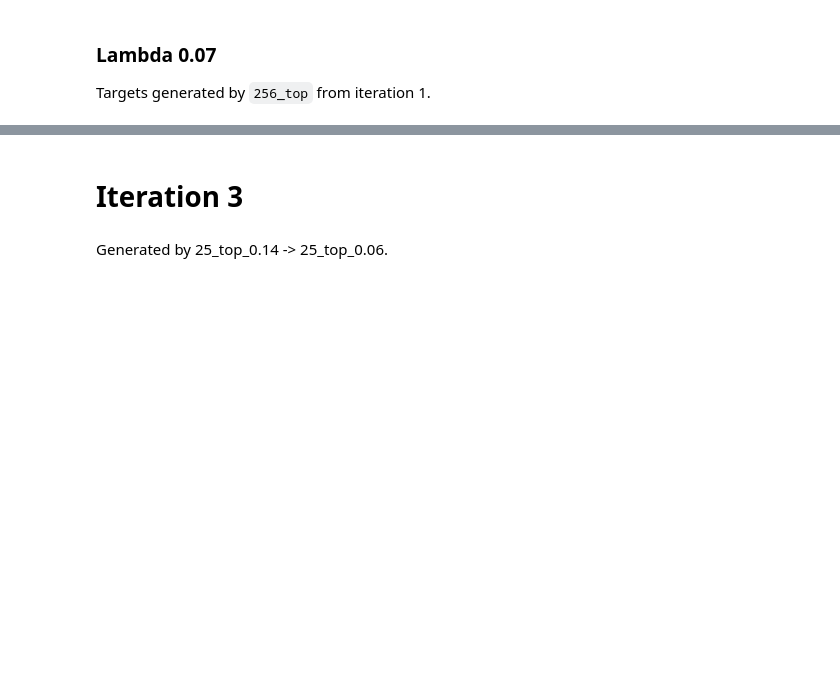
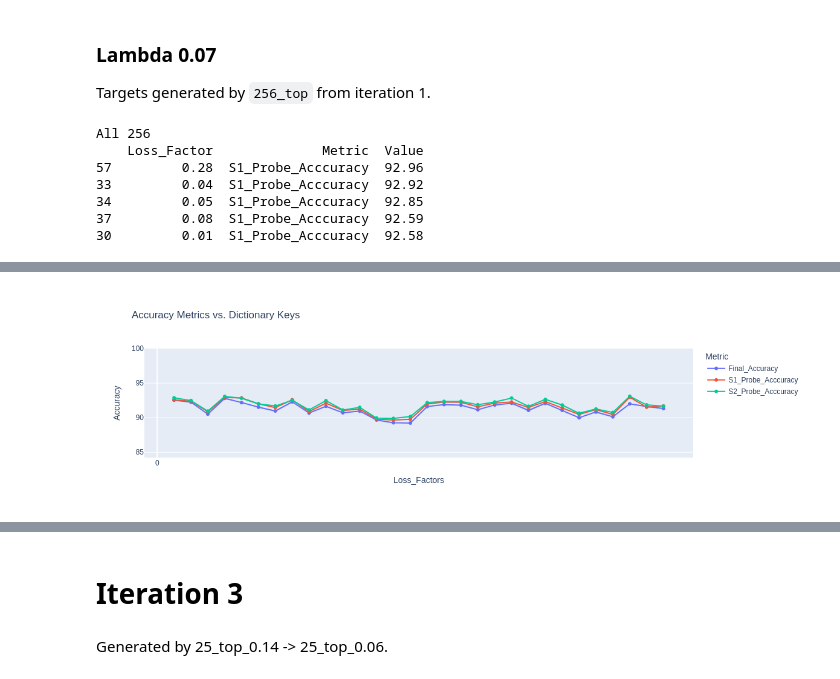
Before and after one commit to Alex-Bishka/ml-fun, a Jupyter notebook: mnist-mech-interp/SAE-ception/DIGIT-MNIST/plt-loss-factors-256-0.75.ipynb, the cells around one changed output, grey strips where cells are left out. Drawn from its saved outputs; the diff is of its cells as text; code cells hidden in the pictures; blank space fills up the shorter version.

```diff
--- a/mnist-mech-interp/SAE-ception/DIGIT-MNIST/plt-loss-factors-256-0.75.ipynb
+++ b/mnist-mech-interp/SAE-ception/DIGIT-MNIST/plt-loss-factors-256-0.75.ipynb
@@ -84,20 +118,28 @@ df_all_2.query("Metric=='Final_Accuracy'").sort_values(by="Value", ascending=Fal
 
 Targets generated by `256_top` from iteration 1.
 # %%
-print("Top 25")
-loss_dict_paths = ["./SAE-Results/256-0.75/results/F1/results/256_top_0.07/loss_data_dict_0.01_to_0.3_25_top.pkl"]
-df_top_25_2_1 = main(loss_dict_paths)
+# print("Top 25")
+# loss_dict_paths = ["./SAE-Results/256-0.75/results/F1/results/256_top_0.07/loss_data_dict_0.01_to_0.3_25_top.pkl"]
+# df_top_25_2_1 = main(loss_dict_paths)
 
-print("Bottom 231")
-loss_dict_paths = ["./SAE-Results/256-0.75/results/F1/results/256_top_0.07/loss_data_dict_0.01_to_0.3_25_mask.pkl"]
-df_top_25_mask_2_1 = main(loss_dict_paths)
+# print("Bottom 231")
+# loss_dict_paths = ["./SAE-Results/256-0.75/results/F1/results/256_top_0.07/loss_data_dict_0.01_to_0.3_25_mask.pkl"]
+# df_top_25_mask_2_1 = main(loss_dict_paths)
 
-print("#" * 140)
+# print("#" * 140)
 
 print("\nAll 256")
 loss_dict_paths = ["./SAE-Results/256-0.75/results/F1/results/256_top_0.07/loss_data_dict_0.01_to_0.3_256_top.pkl"]
 df_all_2_1 = main(loss_dict_paths)
 
-print("0 Features")
-loss_dict_paths = ["./SAE-Results/256-0.75/results/F1/results/256_top_0.07/loss_data_dict_0.01_to_0.3_256_mask.pkl"]
-df_none_2_1 = main(loss_dict_paths)
+# print("0 Features")
+# loss_dict_paths = ["./SAE-Results/256-0.75/results/F1/results/256_top_0.07/loss_data_dict_0.01_to_0.3_256_mask.pkl"]
+# df_none_2_1 = main(loss_dict_paths)
+# %% [output]
+All 256
+    Loss_Factor              Metric  Value
+57         0.28  S1_Probe_Acccuracy  92.96
+33         0.04  S1_Probe_Acccuracy  92.92
+34         0.05  S1_Probe_Acccuracy  92.85
+37         0.08  S1_Probe_Acccuracy  92.59
+30         0.01  S1_Probe_Acccuracy  92.58
@@ -104,3 +147,4 @@ df_none_2_1 = main(loss_dict_paths)
+[figure, added]
 # %%
 df_top_25_2_1.query("Metric=='Final_Accuracy'").sort_values(by="Value", ascending=False).head(5)
 # %%
```
Also changed, not shown: parts of 10 cells of this notebook, 8 other files.
